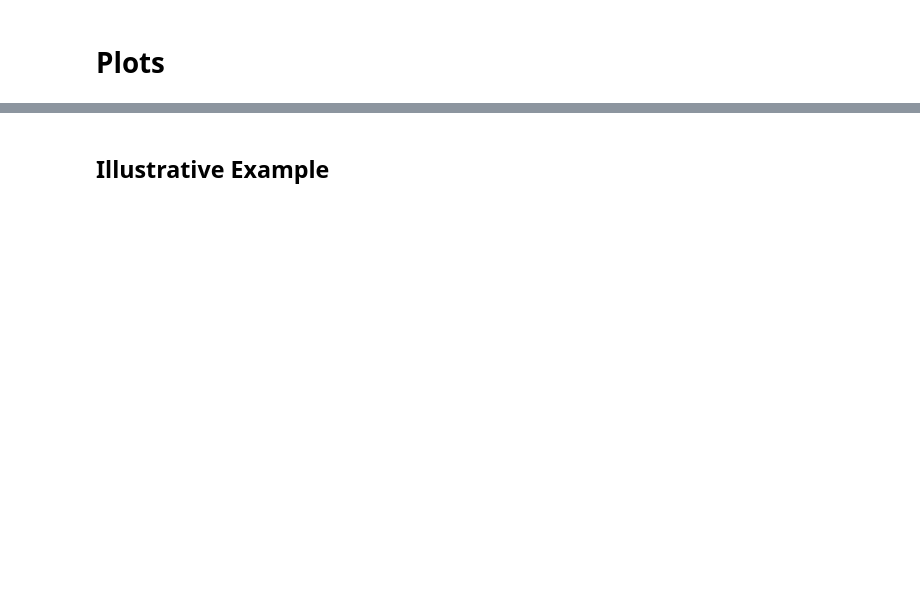
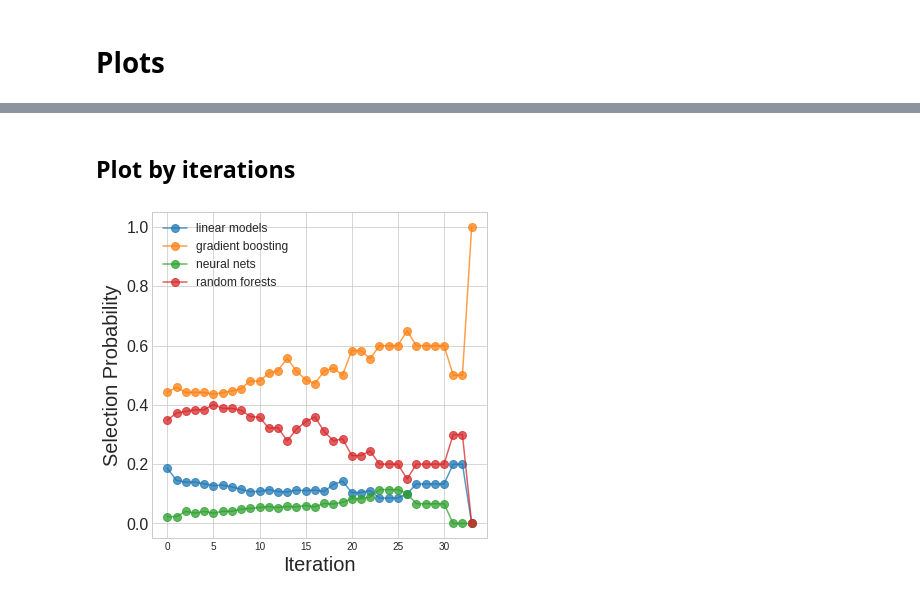
Before and after one commit to vanderschaarlab/hyperimpute, a Jupyter notebook: tutorials/experiments_03_insights_hyperimpute_model_selection.ipynb, the cells around one changed output, grey strips where cells are left out. Drawn from its saved outputs; the diff is of its cells as text; code cells hidden in the pictures; blank space fills up the shorter version.

```diff
--- a/tutorials/experiments_03_insights_hyperimpute_model_selection.ipynb
+++ b/tutorials/experiments_03_insights_hyperimpute_model_selection.ipynb
@@ -240,14 +402,65 @@ plot_figure(normalized_model_count)
-# %% [markdown]
-## Illustrative Example
+# %% [markdown]
+## Plot by iterations
 # %%
-model_mapping = {
-    "xgboost_regressor": 0,
-    "linear_regression": 1,
-    "neural_nets": 2,
-    "catboost_regressor": 3,
-    "random_forest_regressor": 4,
-    "logistic_regression": 5,
-    "random_forest": 6,
-    "catboost": 7,
-    "xgboost": 8,
-}
+def generate_model_by_iteration(data, scenario="MAR"):
+    iteration_tracking = {
+        "linear models": [0] * 100,
+        "gradient boosting": [0] * 100,
+        "neural nets": [0] * 100,
+        "random forests": [0] * 100,
+    }
+
+    for data_set in data:
+        for miss_pct in data[data_set][scenario]:
+            missingness = str(miss_pct)
+            trace = data[data_set][scenario][missingness]
+            models_selected = trace["model_trace"]
+            for col in models_selected:
+                for it, model in enumerate(models_selected[col]):
+                    iteration_tracking[normalize_model_name(model)][it] += 1
+
+    max_iter = 0
+    for it in range(100):
+        total_models = 0
+        for model_class in iteration_tracking:
+            total_models += iteration_tracking[model_class][it]
+        if total_models == 0:
+            max_iter = it
+            break
+
+        for model_class in iteration_tracking:
+            iteration_tracking[model_class][it] /= total_models
+
+    for model_class in iteration_tracking:
+        iteration_tracking[model_class] = iteration_tracking[model_class][:max_iter]
+
+    return iteration_tracking
+
+
+def plot_figure(normalized_model_count):
+    plt.style.use("seaborn-whitegrid")
+    fig = plt.figure(figsize=(6, 6))
+    for model in normalized_model_count:
+        plt.plot(
+            range(len(normalized_model_count[model])),
+            normalized_model_count[model],
+            label=model,
+            marker="o",
+            ms=8,
+            alpha=0.75,
+        )
+
+    plt.xlabel("Iteration", fontsize=20)
+    plt.ylabel("Selection Probability", fontsize=20)
+    plt.yticks(fontsize=16)
+    plt.legend(prop={"size": 12}, loc=2)
+
+    plt.savefig(output_dir / f"model_selection_by_iteration.png")
+
+    plt.show()
+
+
+out = generate_model_by_iteration(data, "MAR")
+plot_figure(out)
+# %% [output]
+[figure, added]
```
Also changed, not shown: parts of 15 cells of this notebook.
